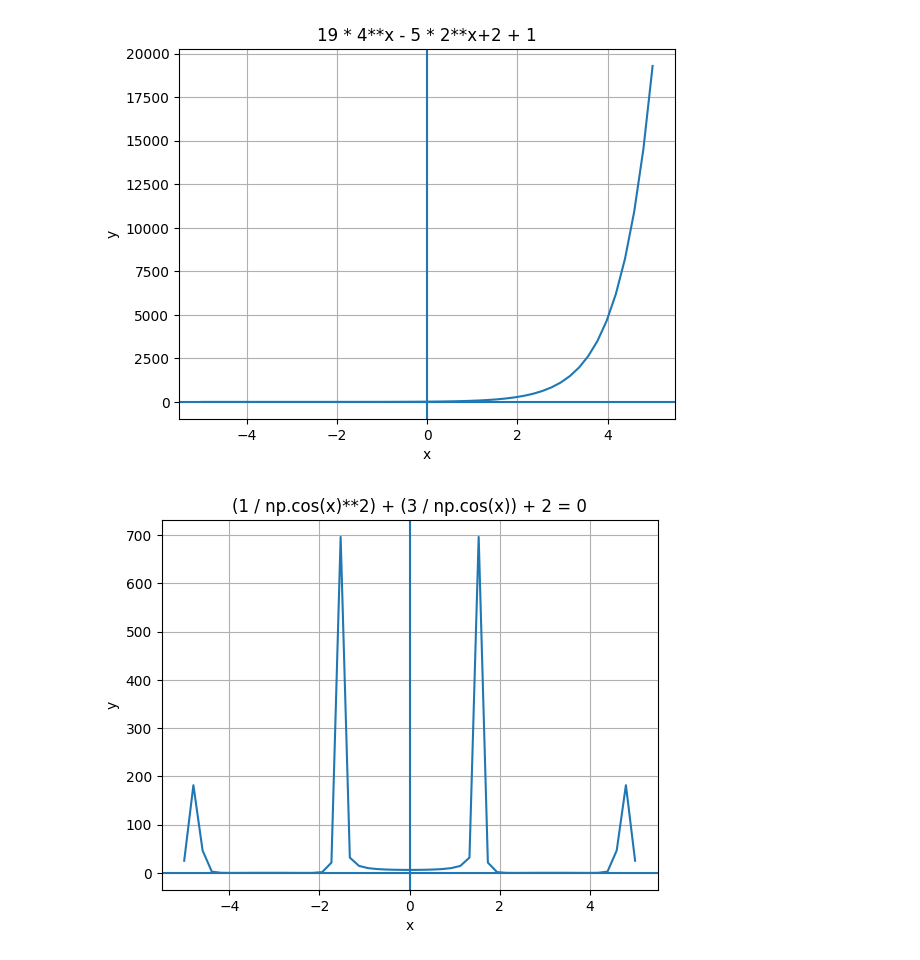
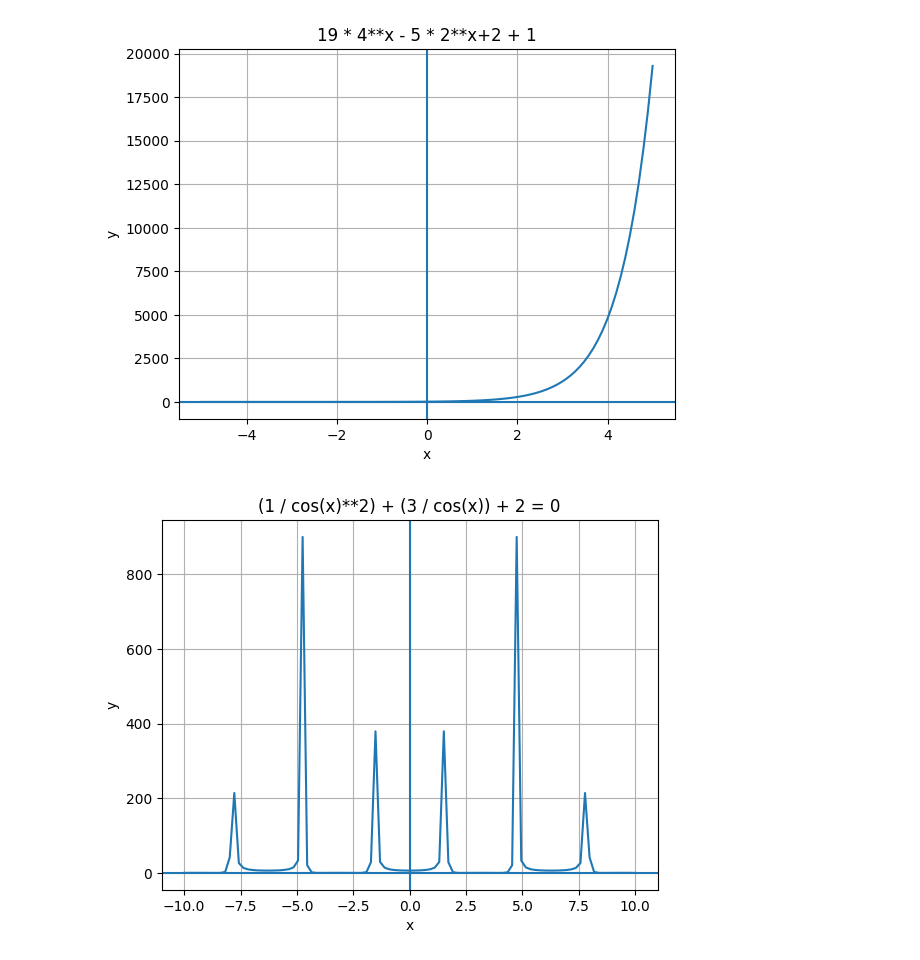
Before and after one commit to MaxiMM6/vvsu, a Jupyter notebook: Python/Семинар 10/Семинар 10.ipynb, the cells around one changed output. Cells and saved outputs as stored; diff of their text form; code cells hidden in the pictures.

```diff
--- a/Python/Семинар 10/Семинар 10.ipynb
+++ b/Python/Семинар 10/Семинар 10.ipynb
@@ -5,6 +4,7 @@ import math
 # %%
 #11
-x1 = np.linspace(-5, 9.25)
+
+x1 = np.linspace(-5, 9.25, 100)
 y1 = -4 * x1**2 + 17 * x1 - 14
 
 plt.plot(x1, y1)
@@ -16,7 +16,7 @@ plt.axhline()
 plt.axvline()
 plt.show()
 
-x2 = np.linspace(-5, 5)
+x2 = np.linspace(-5, 5, 100)
 y2 = -3 * x2 + 13
 
 plt.plot(x2, y2)
@@ -28,7 +28,7 @@ plt.axhline()
 plt.axvline()
 plt.show()
 
-x3 = np.linspace(-5, 5)
+x3 = np.linspace(-5, 5, 100)
 y3 = (3 / x3) + 1
 
 plt.plot(x3, y3)
@@ -40,7 +40,7 @@ plt.axhline()
 plt.axvline()
 plt.show()
 
-x4 = np.linspace(-5, 5)
+x4 = np.linspace(-5, 5, 100)
 y4 = 5 / (x4 + 3)
 
 plt.plot(x4, y4)
@@ -52,7 +52,7 @@ plt.axhline()
 plt.axvline()
 plt.show()
 
-x5 = np.linspace(-5, 5)
+x5 = np.linspace(-5, 5, 100)
 y5 = 7/4 * x5 - 5/4
 
 plt.plot(x5, y5)
@@ -65,8 +65,9 @@ plt.axvline()
 plt.show()
 
 #13
-x6 = np.linspace(-5, 5)
-y6 = 6 * np.sin(x)**2 + 7 * np.cos(x) - 7
+
+x6 = np.linspace(-5, 5, 100)
+y6 = 6 * np.sin(x6)**2 + 7 * np.cos(x6) - 7
 
 plt.plot(x6, y6)
 plt.grid()
@@ -77,7 +78,7 @@ plt.axhline()
 plt.axvline()
 plt.show()
 
-x7 = np.linspace(-5, 5)
+x7 = np.linspace(-5, 5, 100)
 y7 = 4**x7+1 - 5 * 2**x7 - 3
 
 plt.plot(x7, y7)
@@ -89,7 +90,7 @@ plt.axhline()
 plt.axvline()
 plt.show()
 
-x8 = np.linspace(-5, 5)
+x8 = np.linspace(-5, 5, 10)
 y8 = (13 * np.sin(x8)**2 - 5 * np.sin(x8)) / 13 * np.cos(x8) + 12
 
 plt.plot(x8, y8)
@@ -101,7 +102,7 @@ plt.axhline()
 plt.axvline()
 plt.show()
 
-x9 = np.linspace(-5, 5)
+x9 = np.linspace(-5, 5, 100)
 y9 = 19 * 4**x9 - 5 * 2**x9+2 + 1
 plt.plot(x9, y9)
 plt.grid()
@@ -112,14 +113,14 @@ plt.axhline()
 plt.axvline()
 plt.show()
 
-x10 = np.linspace(-5, 5)
+x10 = np.linspace(-10, 10, 100)
 y10 = (1 / np.cos(x10)**2) + (3 / np.cos(x10)) + 2
 
 plt.plot(x10, y10)
 plt.grid()
 plt.xlabel('x')
 plt.ylabel('y')
-plt.title('(1 / np.cos(x)**2) + (3 / np.cos(x)) + 2 = 0')
+plt.title('(1 / cos(x)**2) + (3 / cos(x)) + 2 = 0')
 plt.axhline()
 plt.axvline()
 plt.show()
@@ -135,2 +136,2 @@ plt.show()
 [figure]
-[figure, old version]
+[figure, new version]
```
Also changed, not shown: parts of 2 cells of this notebook.
